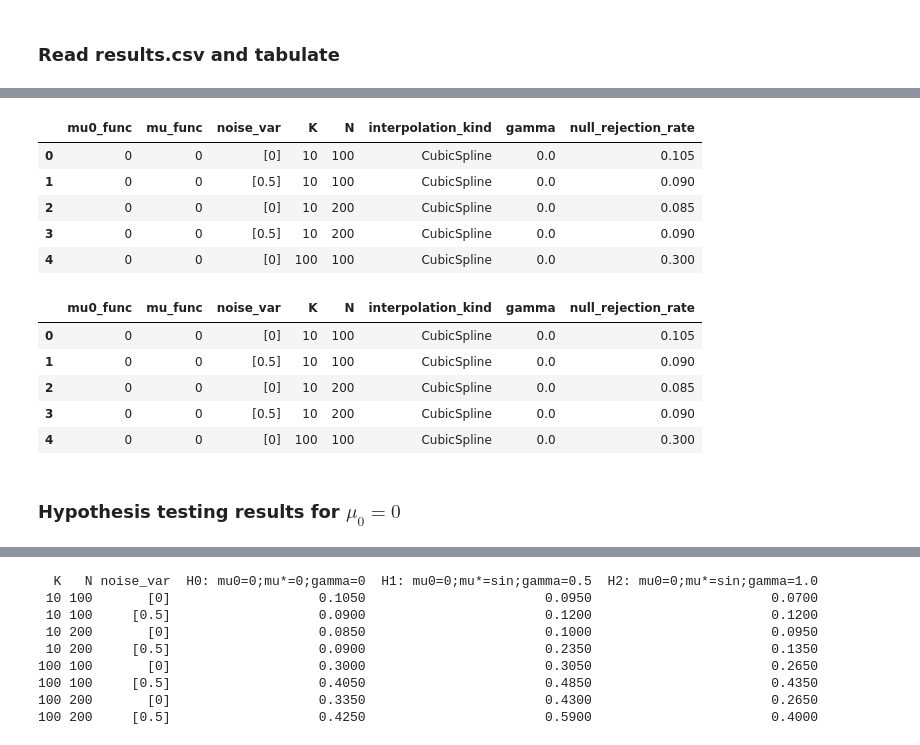
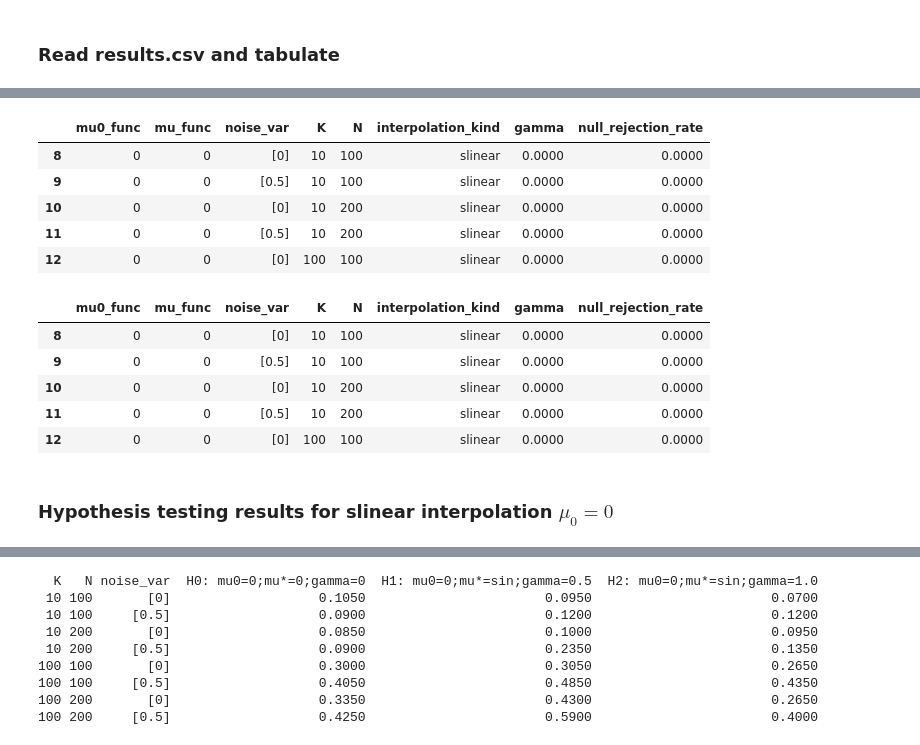
Before and after one commit to katzkid/FunctionalDataAnalysis, a Jupyter notebook: FDA2024.ipynb, the cells around one changed output, grey strips where cells are left out. Saved outputs shown, nothing was run; the diff lists cells and outputs as text; code cells hidden in the pictures.

```diff
--- a/FDA2024.ipynb
+++ b/FDA2024.ipynb
@@ -435,6 +457,10 @@ results_df.head()
 cubic_spline_df = results_df[results_df["interpolation_kind"] == "CubicSpline"]
 mu0_func_0_df = cubic_spline_df[cubic_spline_df["mu0_func"] == '0']
 mu0_func_sin_df = cubic_spline_df[cubic_spline_df["mu0_func"] == "sin"]
+# %%
+linear_df = results_df[results_df["interpolation_kind"]=="slinear"]
+mu0_func_0_lin_df = linear_df[linear_df["mu0_func"] == '0']
+mu0_func_sin_lin_df = linear_df[linear_df["mu0_func"] == "sin"]
 # %%
 results_df.head()
 # %% [output]
@@ -447,20 +473,20 @@ results_df.head()
 # %%
-cubic_spline_df.head()
+linear_df.head()
 # %% [output]
 |  | mu0_func | mu_func | noise_var | K | N | interpolation_kind | gamma | null_rejection_rate |
-| 0 | 0 | 0 | [0] | 10 | 100 | CubicSpline | 0.0 | 0.105 |
-| 1 | 0 | 0 | [0.5] | 10 | 100 | CubicSpline | 0.0 | 0.090 |
-| 2 | 0 | 0 | [0] | 10 | 200 | CubicSpline | 0.0 | 0.085 |
-| 3 | 0 | 0 | [0.5] | 10 | 200 | CubicSpline | 0.0 | 0.090 |
-| 4 | 0 | 0 | [0] | 100 | 100 | CubicSpline | 0.0 | 0.300 |
+| 8 | 0 | 0 | [0] | 10 | 100 | slinear | 0.0000 | 0.0000 |
+| 9 | 0 | 0 | [0.5] | 10 | 100 | slinear | 0.0000 | 0.0000 |
+| 10 | 0 | 0 | [0] | 10 | 200 | slinear | 0.0000 | 0.0000 |
+| 11 | 0 | 0 | [0.5] | 10 | 200 | slinear | 0.0000 | 0.0000 |
+| 12 | 0 | 0 | [0] | 100 | 100 | slinear | 0.0000 | 0.0000 |
 # %%
-mu0_func_0_df.head()
+mu0_func_0_lin_df.head()
 # %% [output]
 |  | mu0_func | mu_func | noise_var | K | N | interpolation_kind | gamma | null_rejection_rate |
-| 0 | 0 | 0 | [0] | 10 | 100 | CubicSpline | 0.0 | 0.105 |
-| 1 | 0 | 0 | [0.5] | 10 | 100 | CubicSpline | 0.0 | 0.090 |
-| 2 | 0 | 0 | [0] | 10 | 200 | CubicSpline | 0.0 | 0.085 |
-| 3 | 0 | 0 | [0.5] | 10 | 200 | CubicSpline | 0.0 | 0.090 |
-| 4 | 0 | 0 | [0] | 100 | 100 | CubicSpline | 0.0 | 0.300 |
+| 8 | 0 | 0 | [0] | 10 | 100 | slinear | 0.0000 | 0.0000 |
+| 9 | 0 | 0 | [0.5] | 10 | 100 | slinear | 0.0000 | 0.0000 |
+| 10 | 0 | 0 | [0] | 10 | 200 | slinear | 0.0000 | 0.0000 |
+| 11 | 0 | 0 | [0.5] | 10 | 200 | slinear | 0.0000 | 0.0000 |
+| 12 | 0 | 0 | [0] | 100 | 100 | slinear | 0.0000 | 0.0000 |
 # %% [markdown]
-### Hypothesis testing results for $\mu_0 = 0$
+### Hypothesis testing results for slinear interpolation $\mu_0 = 0$
```
Also changed, not shown: parts of 19 cells of this notebook.
